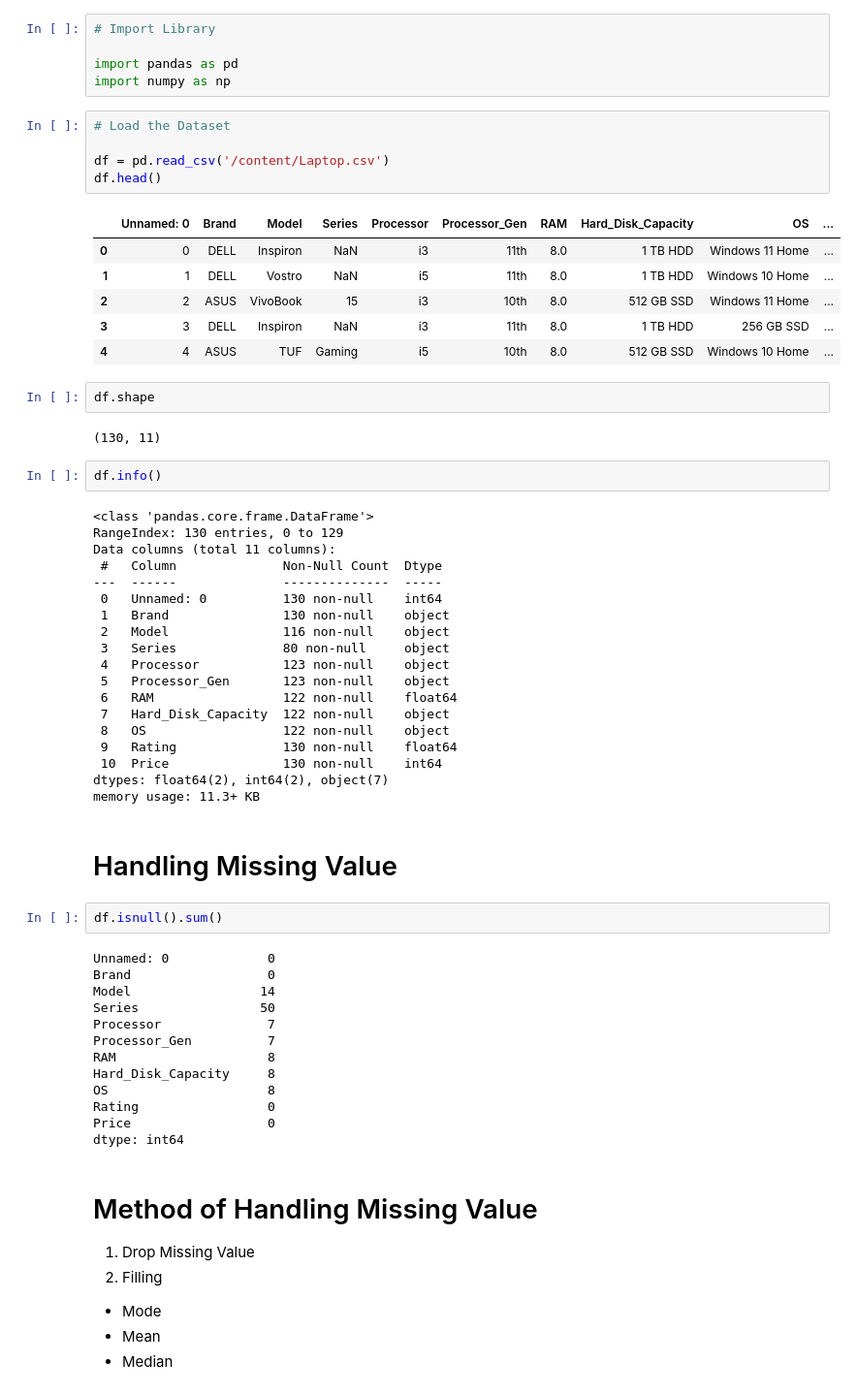
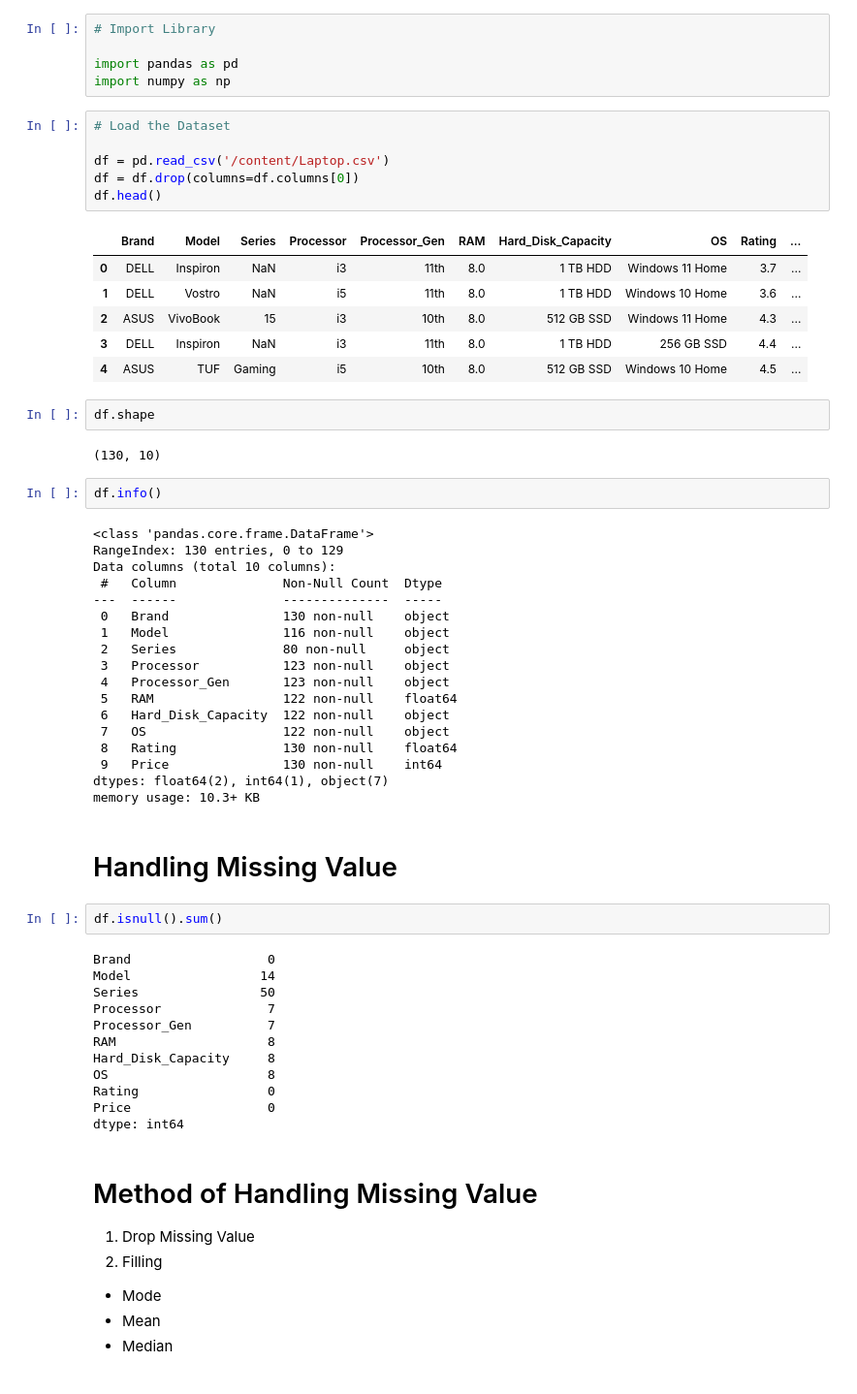
Before and after one commit to SuryawanK/Handling-Missing-Value, a Jupyter notebook: Handling_Missing_Value.ipynb, the cells around one changed output. Shown: that part at 97% size. Drawn from its saved outputs; the diff is of its cells as text.

```diff
--- a/Handling_Missing_Value.ipynb
+++ b/Handling_Missing_Value.ipynb
@@ -6,46 +6,45 @@ import numpy as np
 # %%
 # Load the Dataset
 
 df = pd.read_csv('/content/Laptop.csv')
+df = df.drop(columns=df.columns[0])
 df.head()
 # %% [output]
-|  | Unnamed: 0 | Brand | Model | Series | Processor | Processor_Gen | RAM | Hard_Disk_Capacity | OS | ... |
-| 0 | 0 | DELL | Inspiron | NaN | i3 | 11th | 8.0 | 1 TB HDD | Windows 11 Home | ... |
-| 1 | 1 | DELL | Vostro | NaN | i5 | 11th | 8.0 | 1 TB HDD | Windows 10 Home | ... |
-| 2 | 2 | ASUS | VivoBook | 15 | i3 | 10th | 8.0 | 512 GB SSD | Windows 11 Home | ... |
-| 3 | 3 | DELL | Inspiron | NaN | i3 | 11th | 8.0 | 1 TB HDD | 256 GB SSD | ... |
-| 4 | 4 | ASUS | TUF | Gaming | i5 | 10th | 8.0 | 512 GB SSD | Windows 10 Home | ... |
+|  | Brand | Model | Series | Processor | Processor_Gen | RAM | Hard_Disk_Capacity | OS | Rating | ... |
+| 0 | DELL | Inspiron | NaN | i3 | 11th | 8.0 | 1 TB HDD | Windows 11 Home | 3.7 | ... |
+| 1 | DELL | Vostro | NaN | i5 | 11th | 8.0 | 1 TB HDD | Windows 10 Home | 3.6 | ... |
+| 2 | ASUS | VivoBook | 15 | i3 | 10th | 8.0 | 512 GB SSD | Windows 11 Home | 4.3 | ... |
+| 3 | DELL | Inspiron | NaN | i3 | 11th | 8.0 | 1 TB HDD | 256 GB SSD | 4.4 | ... |
+| 4 | ASUS | TUF | Gaming | i5 | 10th | 8.0 | 512 GB SSD | Windows 10 Home | 4.5 | ... |
 # %%
 df.shape
 # %% [output]
-(130, 11)
+(130, 10)
 # %%
 df.info()
 # %% [output]
 <class 'pandas.core.frame.DataFrame'>
 RangeIndex: 130 entries, 0 to 129
-Data columns (total 11 columns):
+Data columns (total 10 columns):
  #   Column              Non-Null Count  Dtype
 ---  ------              --------------  -----
- 0   Unnamed: 0          130 non-null    int64
- 1   Brand               130 non-null    object
- 2   Model               116 non-null    object
- 3   Series              80 non-null     object
- 4   Processor           123 non-null    object
- 5   Processor_Gen       123 non-null    object
- 6   RAM                 122 non-null    float64
- 7   Hard_Disk_Capacity  122 non-null    object
- 8   OS                  122 non-null    object
- 9   Rating              130 non-null    float64
- 10  Price               130 non-null    int64
-dtypes: float64(2), int64(2), object(7)
-memory usage: 11.3+ KB
+ 0   Brand               130 non-null    object
+ 1   Model               116 non-null    object
+ 2   Series              80 non-null     object
+ 3   Processor           123 non-null    object
+ 4   Processor_Gen       123 non-null    object
+ 5   RAM                 122 non-null    float64
+ 6   Hard_Disk_Capacity  122 non-null    object
+ 7   OS                  122 non-null    object
+ 8   Rating              130 non-null    float64
+ 9   Price               130 non-null    int64
+dtypes: float64(2), int64(1), object(7)
+memory usage: 10.3+ KB
 # %% [markdown]
 # Handling Missing Value
 # %%
 df.isnull().sum()
 # %% [output]
-Unnamed: 0             0
 Brand                  0
 Model                 14
 Series                50
```
Also changed, not shown: parts of 4 cells of this notebook.
